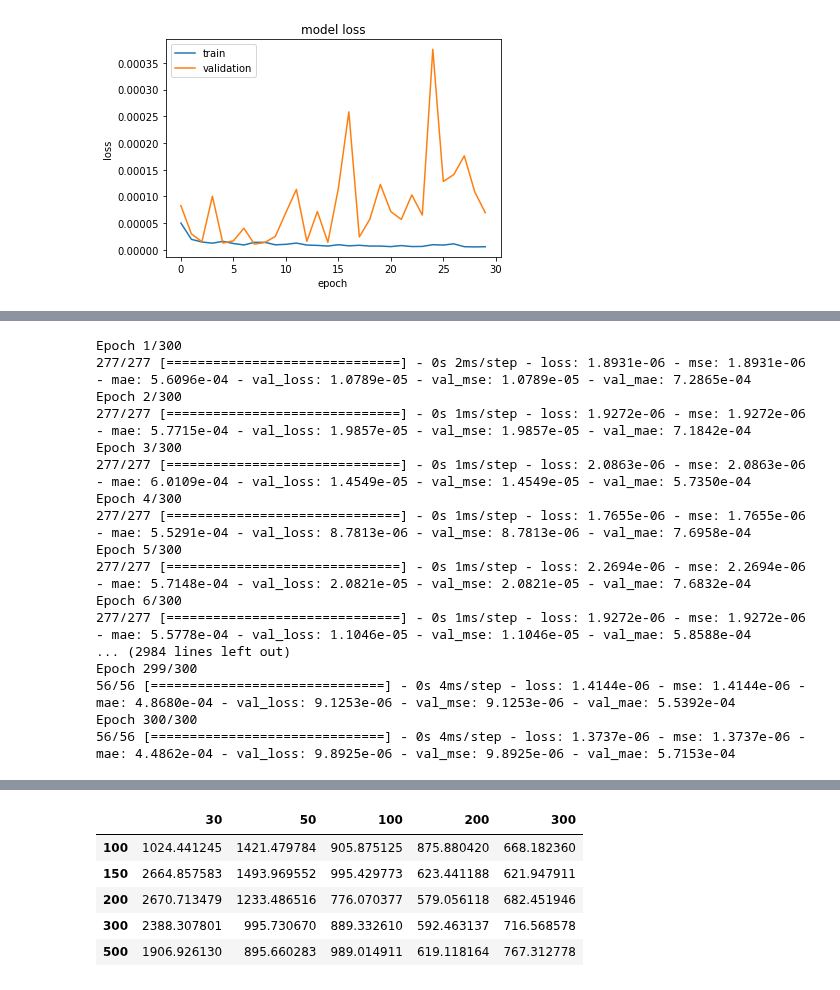
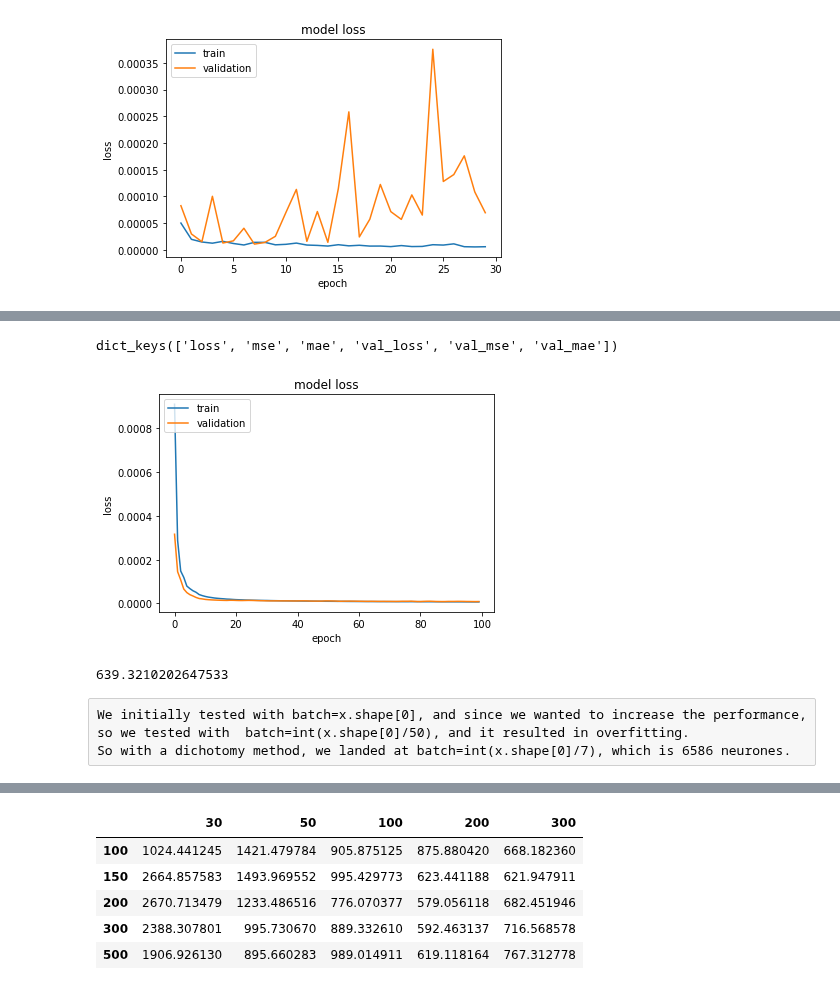
Before and after one commit to Esbrouffes/MLChall1, a Jupyter notebook: Chall 2/Neural Network .ipynb, the cells around one changed output, grey strips where cells are left out. Drawn from its saved outputs; the diff is of its cells as text; code cells hidden in the pictures.

```diff
--- a/Chall 2/Neural Network .ipynb
+++ b/Chall 2/Neural Network .ipynb
@@ -145,17 +185,9 @@ dict_keys(['loss', 'mse', 'mae', 'val_loss', 'val_mse', 'val_mae'])
 # %%
-# Running the model
-# We want to select the best couple (epoch, batch), so we test and compute the results for several different values
-L_epoch=[30,50,100,200]
-L_batch=[100,150,200,300,500]
-History_dict={}
-Prediction_dict={}
-for epoch in L_epoch:
-    History_dict[epoch]={}
-    Prediction_dict[epoch]={}
-    for batch in L_batch:
-        model.compile(loss='mse', optimizer='adam', metrics=['mse','mae']) # mean_squared_error (mse) and mean_absolute_error (mae) are our loss functions
-        history=model.fit(xtrain_scale, ytrain_scale, epochs=epoch, batch_size=batch, verbose=1, validation_split=0.2)
-        predictions = model.predict(xval_scale)
+# B. Fitting the model
 
-        History_dict[epoch][batch]=history
-        Prediction_dict[epoch][batch]=predictions
+epoch=100
+batch=int(x.shape[0]/7)
+
+simpler_model.compile(loss='mse', optimizer='adam', metrics=['mse','mae']) # mean_squared_error (mse) and mean_absolute_error (mae) are our loss functions
+history=simpler_model.fit(xtrain_scale, ytrain_scale, epochs=epoch, batch_size=batch, verbose=0, validation_split=0.2)
+predictions = simpler_model.predict(xval_scale)
@@ -180,29 +194,23 @@ Epoch 200/200
-# %%
-epoch=300
-History_dict[epoch]={}
-Prediction_dict[epoch]={}
-for batch in L_batch:
-    model.compile(loss='mse', optimizer='adam', metrics=['mse','mae']) # mean_squared_error (mse) and mean_absolute_error (mae) are our loss functions
-    history=model.fit(xtrain_scale, ytrain_scale, epochs=epoch, batch_size=batch, verbose=1, validation_split=0.2)
-    predictions = model.predict(xval_scale)
-
-    History_dict[epoch][batch]=history
-    Prediction_dict[epoch][batch]=predictions
-# %% [output]
-Epoch 1/300
-277/277 [==============================] - 0s 2ms/step - loss: 1.8931e-06 - mse: 1.8931e-06 - mae: 5.6096e-04 - val_loss: 1.0789e-05 - val_mse: 1.0789e-05 - val_mae: 7.2865e-04
-Epoch 2/300
-277/277 [==============================] - 0s 1ms/step - loss: 1.9272e-06 - mse: 1.9272e-06 - mae: 5.7715e-04 - val_loss: 1.9857e-05 - val_mse: 1.9857e-05 - val_mae: 7.1842e-04
-Epoch 3/300
-277/277 [==============================] - 0s 1ms/step - loss: 2.0863e-06 - mse: 2.0863e-06 - mae: 6.0109e-04 - val_loss: 1.4549e-05 - val_mse: 1.4549e-05 - val_mae: 5.7350e-04
-Epoch 4/300
-277/277 [==============================] - 0s 1ms/step - loss: 1.7655e-06 - mse: 1.7655e-06 - mae: 5.5291e-04 - val_loss: 8.7813e-06 - val_mse: 8.7813e-06 - val_mae: 7.6958e-04
-Epoch 5/300
-277/277 [==============================] - 0s 1ms/step - loss: 2.2694e-06 - mse: 2.2694e-06 - mae: 5.7148e-04 - val_loss: 2.0821e-05 - val_mse: 2.0821e-05 - val_mae: 7.6832e-04
-Epoch 6/300
-277/277 [==============================] - 0s 1ms/step - loss: 1.9272e-06 - mse: 1.9272e-06 - mae: 5.5778e-04 - val_loss: 1.1046e-05 - val_mse: 1.1046e-05 - val_mae: 5.8588e-04
-... (2984 lines left out)
-Epoch 299/300
-56/56 [==============================] - 0s 4ms/step - loss: 1.4144e-06 - mse: 1.4144e-06 - mae: 4.8680e-04 - val_loss: 9.1253e-06 - val_mse: 9.1253e-06 - val_mae: 5.5392e-04
-Epoch 300/300
-56/56 [==============================] - 0s 4ms/step - loss: 1.3737e-06 - mse: 1.3737e-06 - mae: 4.4862e-04 - val_loss: 9.8925e-06 - val_mse: 9.8925e-06 - val_mae: 5.7153e-04
+# %%
+# C.Evaluating the decrease of the model loss, we may need more epochs
+
+print(history.history.keys())
+# "Loss"
+plt.plot(history.history['loss'])
+plt.plot(history.history['val_loss'])
+plt.title('model loss')
+plt.ylabel('loss')
+plt.xlabel('epoch')
+plt.legend(['train', 'validation'], loc='upper left')
+plt.show()
+# %% [output]
+dict_keys(['loss', 'mse', 'mae', 'val_loss', 'val_mse', 'val_mae'])
+[figure, added]
+# %%
+prediction_unscaled=scaler_y.inverse_transform(predictions)
+sklearn.metrics.mean_squared_error(y_val, prediction_unscaled)
+# %% [output]
+639.3210202647533
+# %% [raw]
+We initially tested with batch=x.shape[0], and since we wanted to increase the performance, so we tested with  batch=int(x.shape[0]/50), and it resulted in overfitting.
+So with a dichotomy method, we landed at batch=int(x.shape[0]/7), which is 6586 neurones.
```
Also changed, not shown: parts of 17 cells of this notebook.
